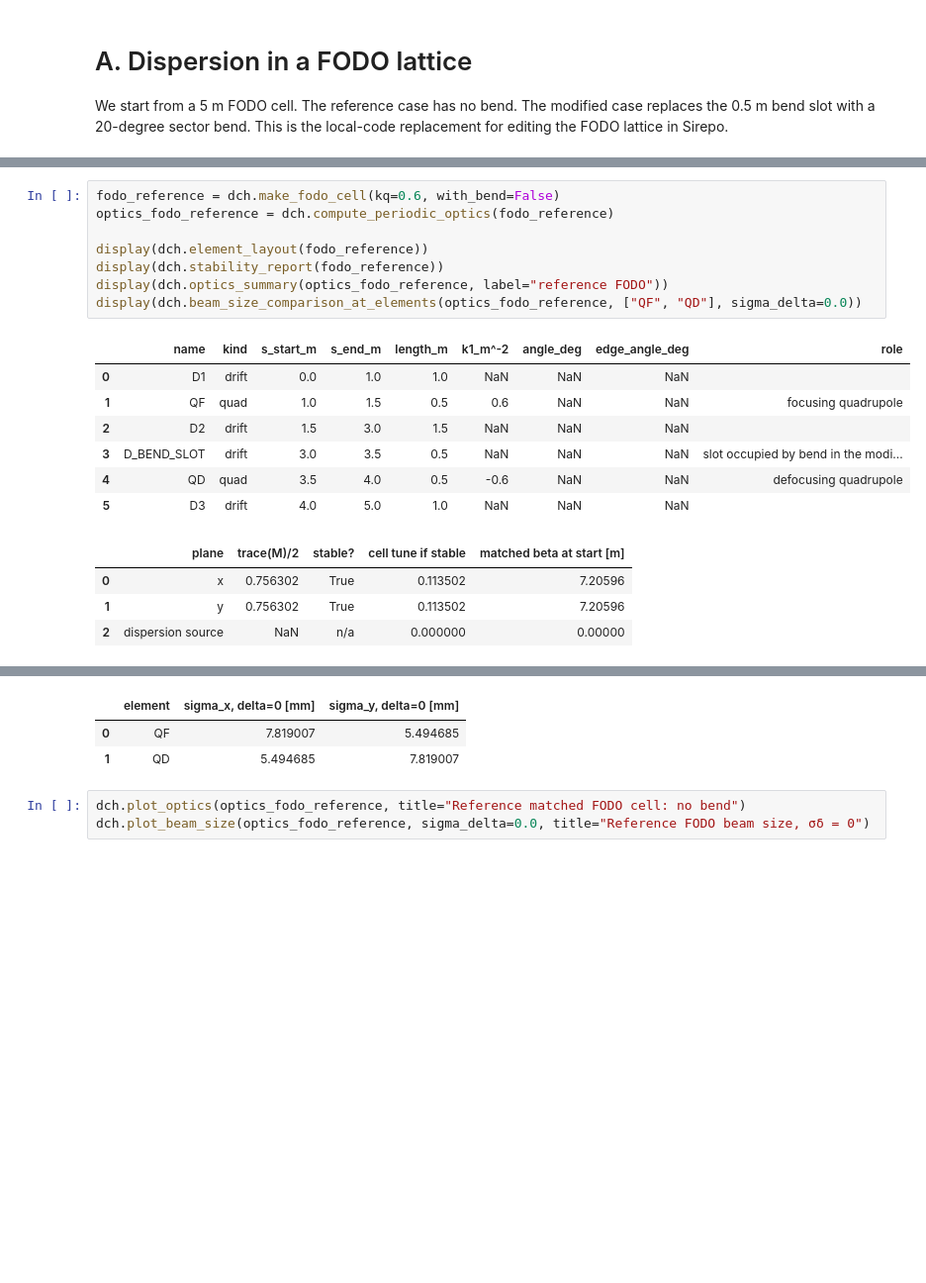
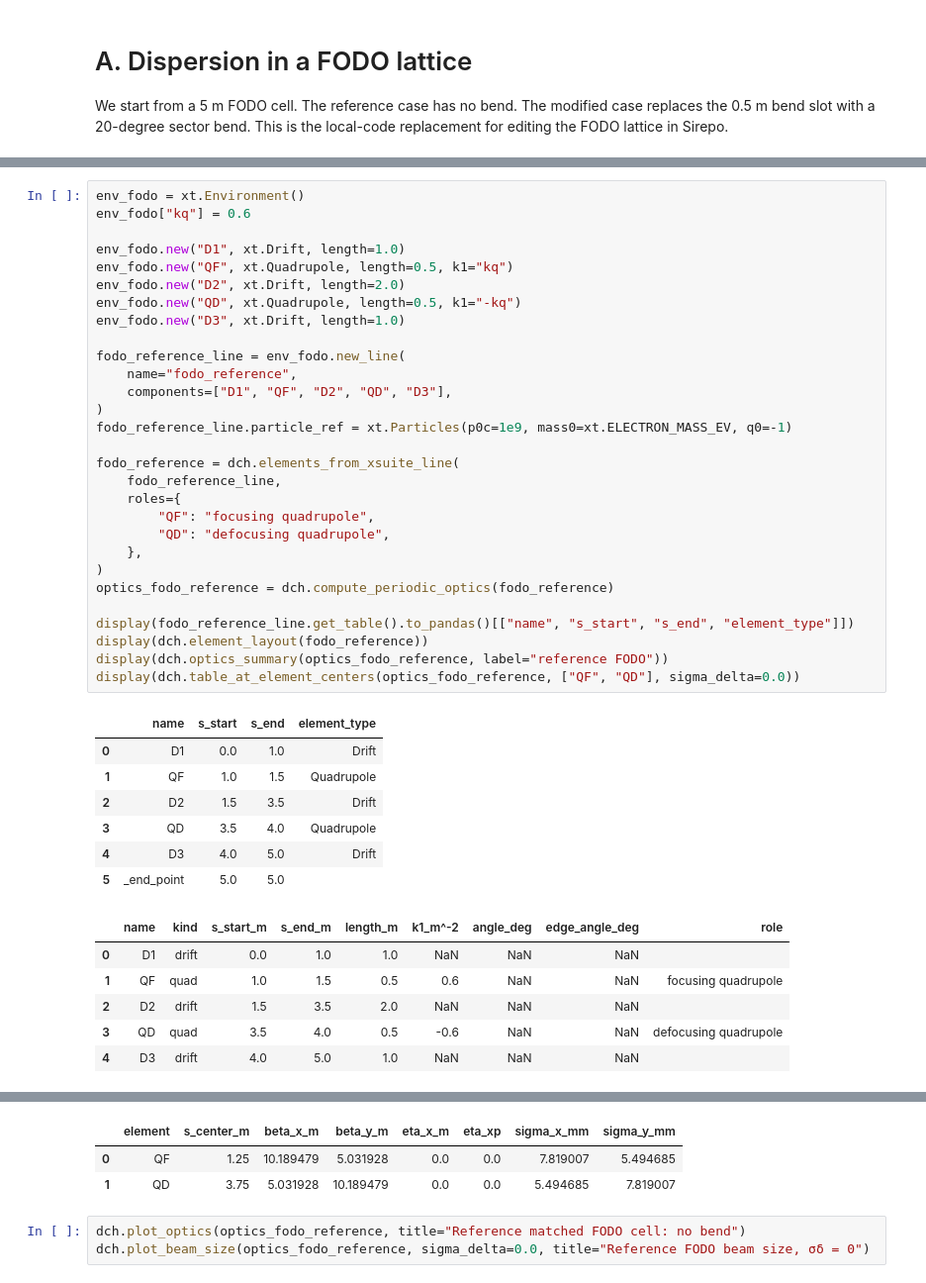
Before and after one commit to r-hensley/uspas-2026-jupyter, a Jupyter notebook: Solution_Notebook_Workflow_package/Dispersion_Chromaticity_Local_Lab_Instructor_Solutions.ipynb, the cells around one changed output, grey strips where cells are left out. Shown at 99% size. Saved outputs shown, nothing was run; the diff lists cells and outputs as text; blank space fills up the shorter version.

```diff
--- a/Solution_Notebook_Workflow_package/Dispersion_Chromaticity_Local_Lab_Instructor_Solutions.ipynb
+++ b/Solution_Notebook_Workflow_package/Dispersion_Chromaticity_Local_Lab_Instructor_Solutions.ipynb
@@ -93,23 +102,46 @@ Run the baseline matched cell. Record the beam sizes at QF and QD. These are you
 # %%
-fodo_reference = dch.make_fodo_cell(kq=0.6, with_bend=False)
+env_fodo = xt.Environment()
+env_fodo["kq"] = 0.6
+
+env_fodo.new("D1", xt.Drift, length=1.0)
+env_fodo.new("QF", xt.Quadrupole, length=0.5, k1="kq")
+env_fodo.new("D2", xt.Drift, length=2.0)
+env_fodo.new("QD", xt.Quadrupole, length=0.5, k1="-kq")
+env_fodo.new("D3", xt.Drift, length=1.0)
+
+fodo_reference_line = env_fodo.new_line(
+    name="fodo_reference",
+    components=["D1", "QF", "D2", "QD", "D3"],
+)
+fodo_reference_line.particle_ref = xt.Particles(p0c=1e9, mass0=xt.ELECTRON_MASS_EV, q0=-1)
+
+fodo_reference = dch.elements_from_xsuite_line(
+    fodo_reference_line,
+    roles={
+        "QF": "focusing quadrupole",
+        "QD": "defocusing quadrupole",
+    },
+)
 optics_fodo_reference = dch.compute_periodic_optics(fodo_reference)
 
+display(fodo_reference_line.get_table().to_pandas()[["name", "s_start", "s_end", "element_type"]])
 display(dch.element_layout(fodo_reference))
-display(dch.stability_report(fodo_reference))
 display(dch.optics_summary(optics_fodo_reference, label="reference FODO"))
-display(dch.beam_size_comparison_at_elements(optics_fodo_reference, ["QF", "QD"], sigma_delta=0.0))
+display(dch.table_at_element_centers(optics_fodo_reference, ["QF", "QD"], sigma_delta=0.0))
 # %% [output]
-|  | name | kind | s_start_m | s_end_m | length_m | k1_m^-2 | angle_deg | edge_angle_deg | role |
-| 0 | D1 | drift | 0.0 | 1.0 | 1.0 | NaN | NaN | NaN |  |
-| 1 | QF | quad | 1.0 | 1.5 | 0.5 | 0.6 | NaN | NaN | focusing quadrupole |
-| 2 | D2 | drift | 1.5 | 3.0 | 1.5 | NaN | NaN | NaN |  |
-| 3 | D_BEND_SLOT | drift | 3.0 | 3.5 | 0.5 | NaN | NaN | NaN | slot occupied by bend in the modi... |
-| 4 | QD | quad | 3.5 | 4.0 | 0.5 | -0.6 | NaN | NaN | defocusing quadrupole |
-| 5 | D3 | drift | 4.0 | 5.0 | 1.0 | NaN | NaN | NaN |  |
+|  | name | s_start | s_end | element_type |
+| 0 | D1 | 0.0 | 1.0 | Drift |
+| 1 | QF | 1.0 | 1.5 | Quadrupole |
+| 2 | D2 | 1.5 | 3.5 | Drift |
+| 3 | QD | 3.5 | 4.0 | Quadrupole |
+| 4 | D3 | 4.0 | 5.0 | Drift |
+| 5 | _end_point | 5.0 | 5.0 |  |
-|  | plane | trace(M)/2 | stable? | cell tune if stable | matched beta at start [m] |
-| 0 | x | 0.756302 | True | 0.113502 | 7.20596 |
-| 1 | y | 0.756302 | True | 0.113502 | 7.20596 |
-| 2 | dispersion source | NaN | n/a | 0.000000 | 0.00000 |
+|  | name | kind | s_start_m | s_end_m | length_m | k1_m^-2 | angle_deg | edge_angle_deg | role |
+| 0 | D1 | drift | 0.0 | 1.0 | 1.0 | NaN | NaN | NaN |  |
+| 1 | QF | quad | 1.0 | 1.5 | 0.5 | 0.6 | NaN | NaN | focusing quadrupole |
+| 2 | D2 | drift | 1.5 | 3.5 | 2.0 | NaN | NaN | NaN |  |
+| 3 | QD | quad | 3.5 | 4.0 | 0.5 | -0.6 | NaN | NaN | defocusing quadrupole |
+| 4 | D3 | drift | 4.0 | 5.0 | 1.0 | NaN | NaN | NaN |  |
 |  | quantity | reference FODO |
 | 0 | length [m] | 5.0 |
 | 1 | stable x? | True |
@@ -122,9 +154,9 @@ display(dch.beam_size_comparison_at_elements(optics_fodo_reference, ["QF", "QD"]
 | 8 | max beta_y [m] | 10.189479 |
 | 9 | min eta_x [m] | 0.0 |
 | 10 | max eta_x [m] | 0.0 |
-|  | element | sigma_x, delta=0 [mm] | sigma_y, delta=0 [mm] |
-| 0 | QF | 7.819007 | 5.494685 |
-| 1 | QD | 5.494685 | 7.819007 |
+|  | element | s_center_m | beta_x_m | beta_y_m | eta_x_m | eta_xp | sigma_x_mm | sigma_y_mm |
+| 0 | QF | 1.25 | 10.189479 | 5.031928 | 0.0 | 0.0 | 7.819007 | 5.494685 |
+| 1 | QD | 3.75 | 5.031928 | 10.189479 | 0.0 | 0.0 | 5.494685 | 7.819007 |
 # %%
 dch.plot_optics(optics_fodo_reference, title="Reference matched FODO cell: no bend")
 dch.plot_beam_size(optics_fodo_reference, sigma_delta=0.0, title="Reference FODO beam size, σδ = 0")
```
Also changed, not shown: parts of 52 cells of this notebook, 9 other files.
